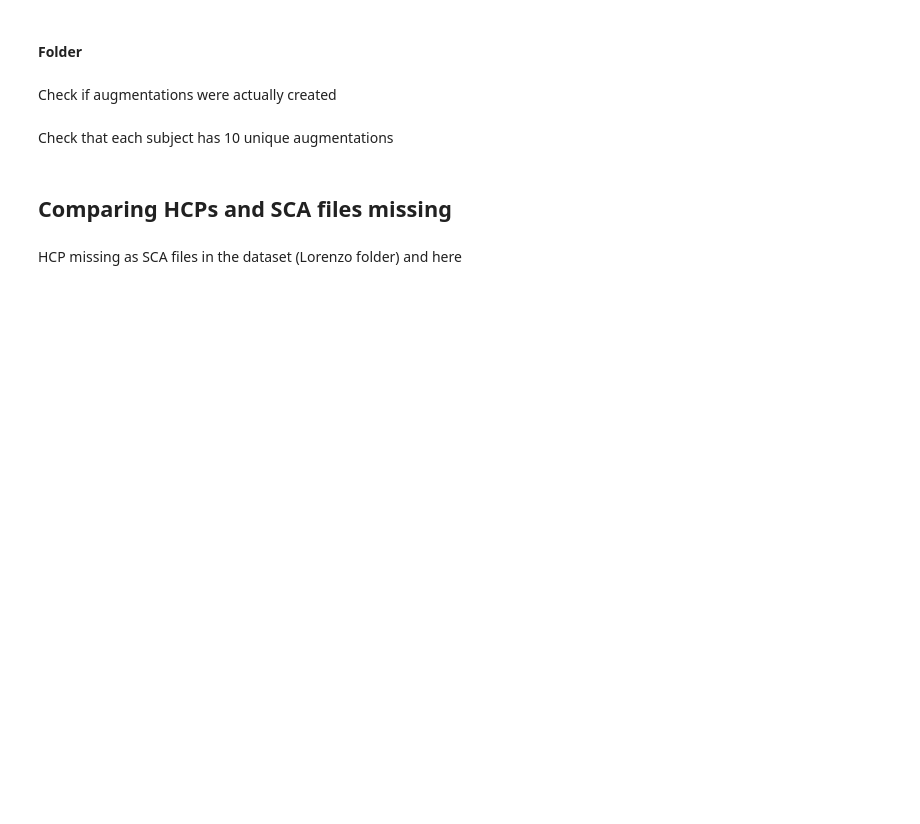
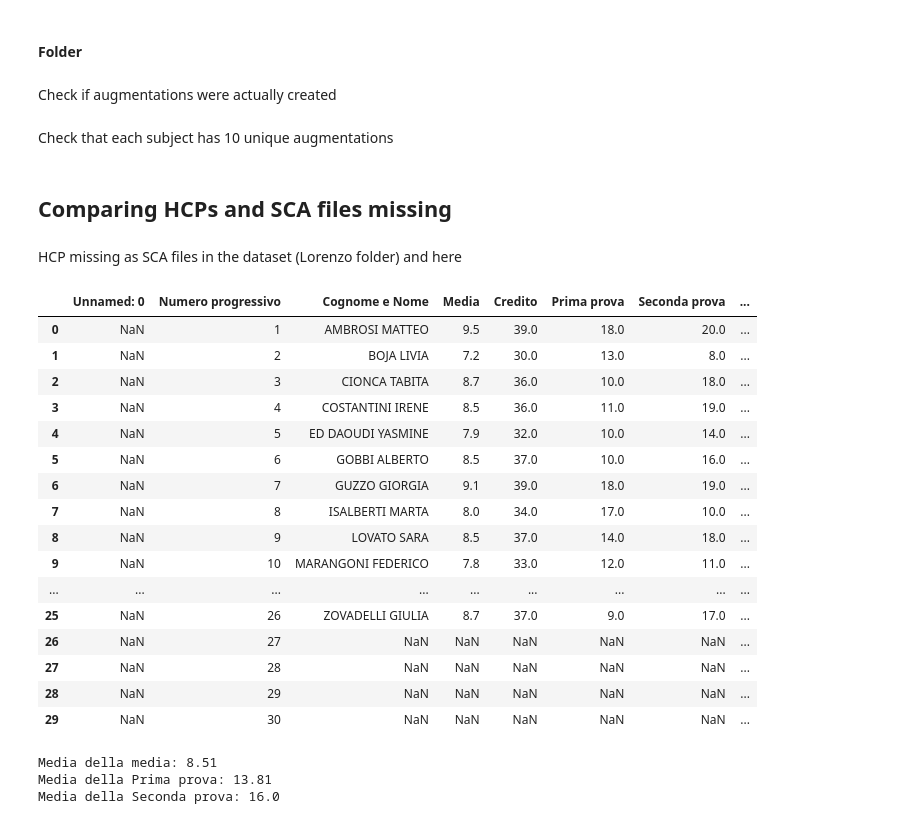
Before and after one commit to EmmaTosato/ANM_Verona, a Jupyter notebook: notebooks/utils.ipynb, the cells around one changed output. Cells and saved outputs as stored; diff of their text form; code cells hidden in the pictures; blank space fills up the shorter version.

```diff
--- a/notebooks/utils.ipynb
+++ b/notebooks/utils.ipynb
@@ -313,3 +313,40 @@ if unexpected_missing_total == excluded_hcp:
 # Write report to file
 with open(path_final_report, "w") as f:
     f.writelines(results)
+# %%
+import pandas as pd
+
+
+mam = pd.read_excel("/Users/emmatosato/Downloads/5AS calcolo_valutazione_esame.xlsx", header=1)
+# %%
+mam
+# %% [output]
+|  | Unnamed: 0 | Numero progressivo | Cognome e Nome | Media | Credito | Prima prova | Seconda prova | ... |
+| 0 | NaN | 1 | AMBROSI MATTEO | 9.5 | 39.0 | 18.0 | 20.0 | ... |
+| 1 | NaN | 2 | BOJA LIVIA | 7.2 | 30.0 | 13.0 | 8.0 | ... |
+| 2 | NaN | 3 | CIONCA TABITA | 8.7 | 36.0 | 10.0 | 18.0 | ... |
+| 3 | NaN | 4 | COSTANTINI IRENE | 8.5 | 36.0 | 11.0 | 19.0 | ... |
+| 4 | NaN | 5 | ED DAOUDI YASMINE | 7.9 | 32.0 | 10.0 | 14.0 | ... |
+| 5 | NaN | 6 | GOBBI ALBERTO | 8.5 | 37.0 | 10.0 | 16.0 | ... |
+| 6 | NaN | 7 | GUZZO GIORGIA | 9.1 | 39.0 | 18.0 | 19.0 | ... |
+| 7 | NaN | 8 | ISALBERTI MARTA | 8.0 | 34.0 | 17.0 | 10.0 | ... |
+| 8 | NaN | 9 | LOVATO SARA | 8.5 | 37.0 | 14.0 | 18.0 | ... |
+| 9 | NaN | 10 | MARANGONI FEDERICO | 7.8 | 33.0 | 12.0 | 11.0 | ... |
+| ... | ... | ... | ... | ... | ... | ... | ... | ... |
+| 25 | NaN | 26 | ZOVADELLI GIULIA | 8.7 | 37.0 | 9.0 | 17.0 | ... |
+| 26 | NaN | 27 | NaN | NaN | NaN | NaN | NaN | ... |
+| 27 | NaN | 28 | NaN | NaN | NaN | NaN | NaN | ... |
+| 28 | NaN | 29 | NaN | NaN | NaN | NaN | NaN | ... |
+| 29 | NaN | 30 | NaN | NaN | NaN | NaN | NaN | ... |
+# %%
+media = round(mam['Media'].mean(),2)
+media1 = round(mam['Prima prova'].mean(),2)
+media2 = round(mam['Seconda prova'].mean(),2)
+
+print(f"Media della media:", media)
+print(f"Media della Prima prova:", media1)
+print(f"Media della Seconda prova:", media2)
+# %% [output]
+Media della media: 8.51
+Media della Prima prova: 13.81
+Media della Seconda prova: 16.0
```
Also changed, not shown: 11 other files.
